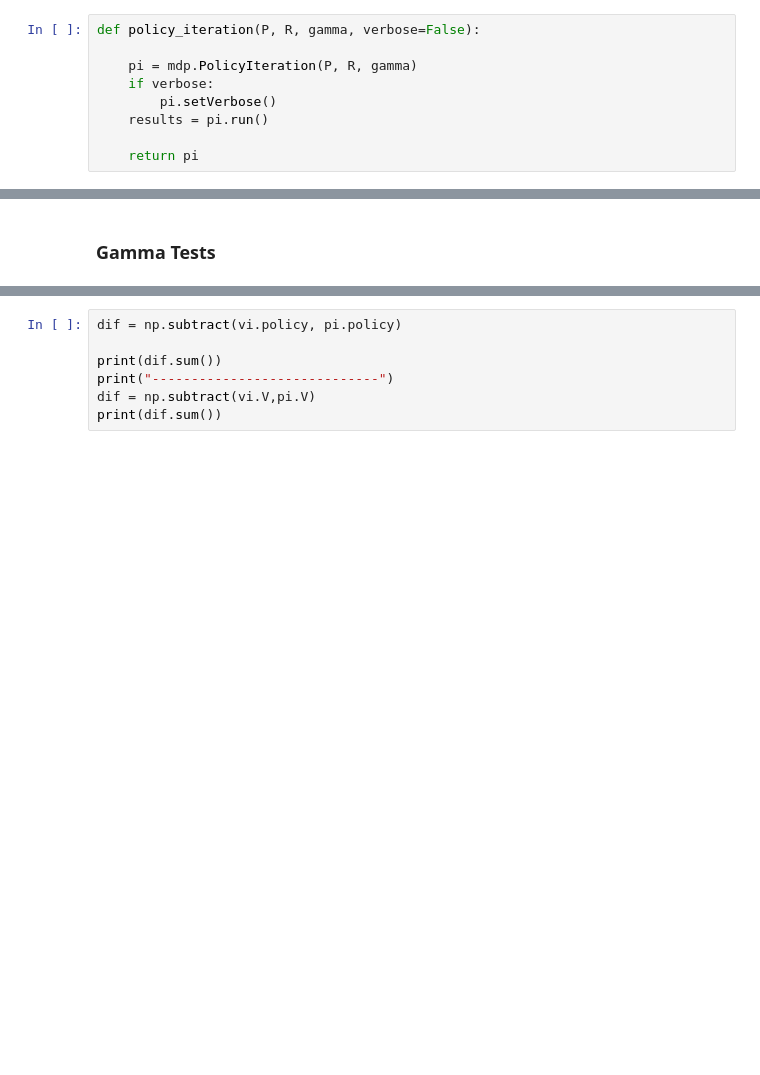
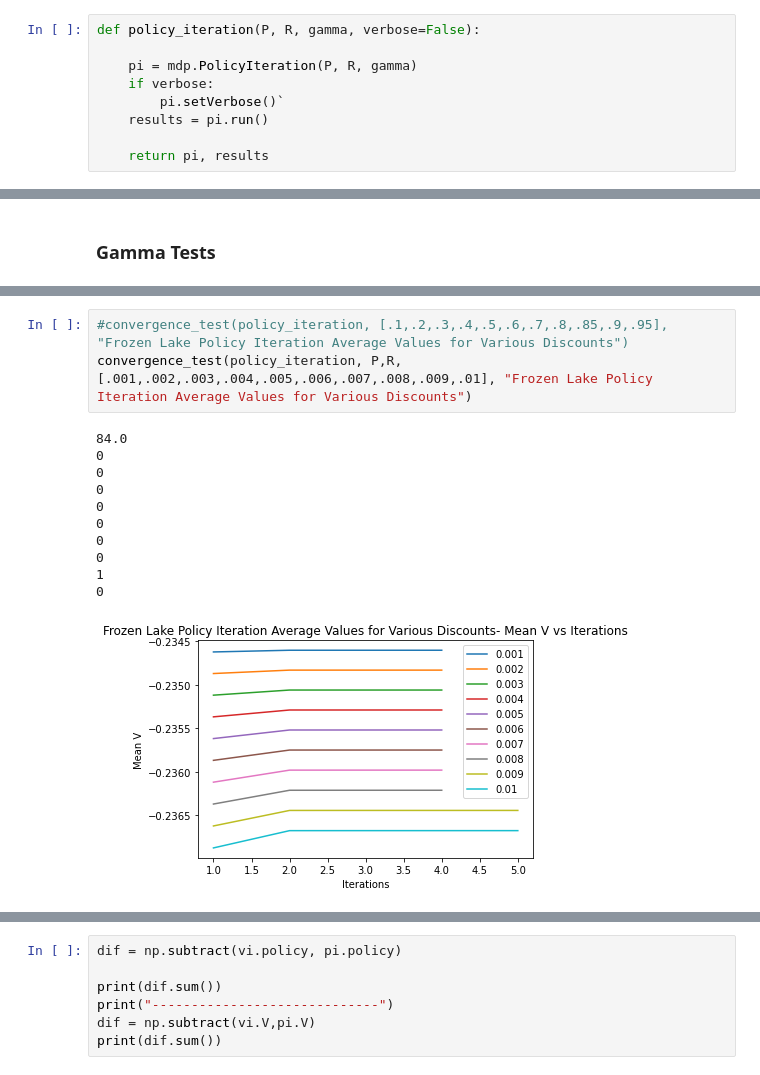
Before and after one commit to lrunyan94/CS7641_HW4, a Jupyter notebook: Lake_v3.ipynb, the cells around one changed output, grey strips where cells are left out. Drawn from its saved outputs; the diff is of its cells as text; blank space fills up the shorter version.

```diff
--- a/Lake_v3.ipynb
+++ b/Lake_v3.ipynb
@@ -131,10 +159,10 @@ def policy_iteration(P, R, gamma, verbose=False):
 
     pi = mdp.PolicyIteration(P, R, gamma)
     if verbose:
-        pi.setVerbose()
+        pi.setVerbose()`
     results = pi.run()
 
-    return pi
+    return pi, results
 # %% [markdown]
 ## Q-Learning
 # %%
@@ -290,0 +336,15 @@ for gamma in gammas:
+# %%
+#convergence_test(policy_iteration, [.1,.2,.3,.4,.5,.6,.7,.8,.85,.9,.95], "Frozen Lake Policy Iteration Average Values for Various Discounts")
+convergence_test(policy_iteration, P,R,[.001,.002,.003,.004,.005,.006,.007,.008,.009,.01], "Frozen Lake Policy Iteration Average Values for Various Discounts")
+# %% [output]
+84.0
+0
+0
+0
+0
+0
+0
+0
+1
+0
+[figure, added]
```
Also changed, not shown: parts of 36 cells of this notebook.
